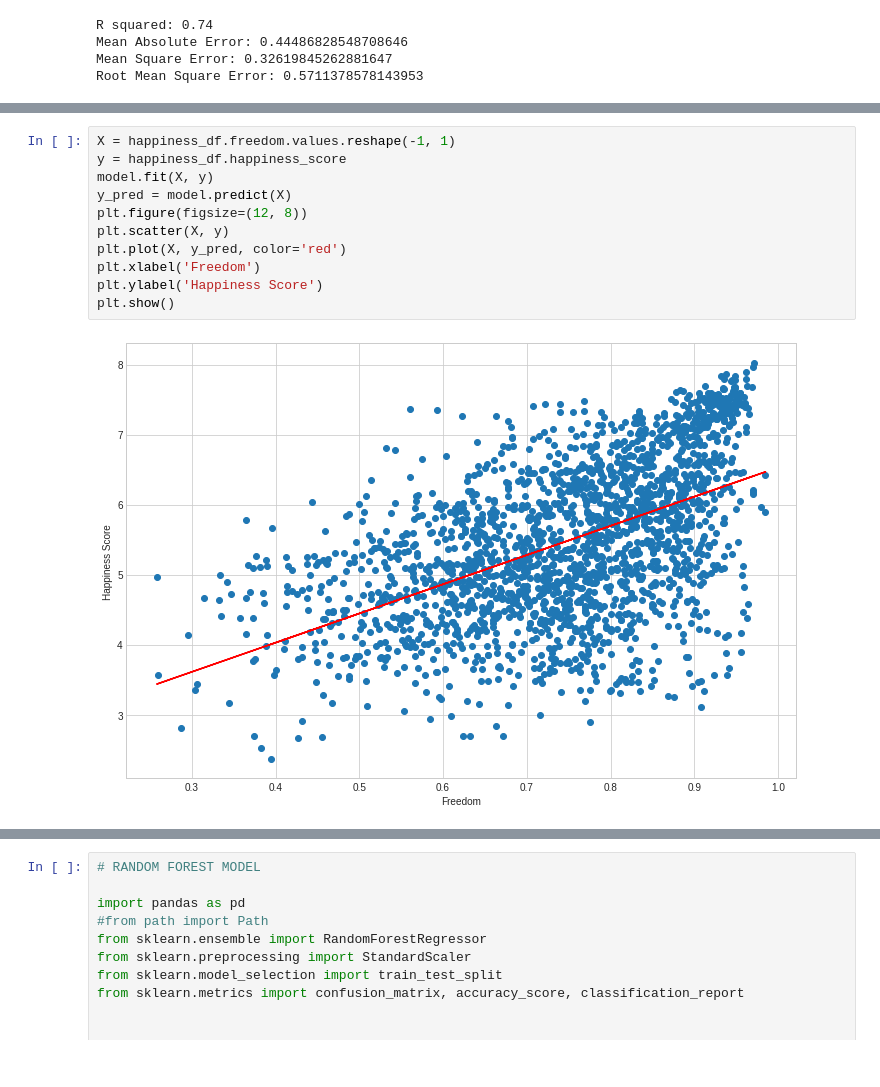
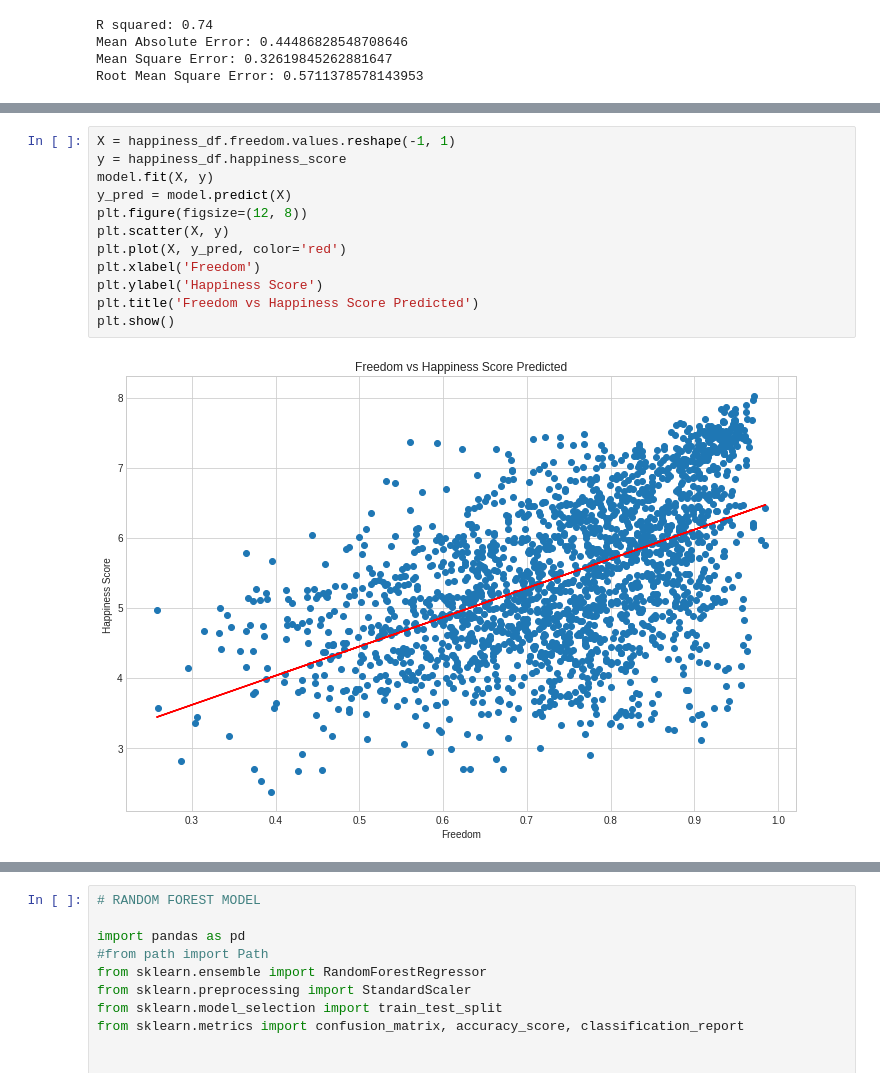
Before and after one commit to Wavelydavely/World_Happiness_Report, a Jupyter notebook: segment2final_pyspark.ipynb, the cells around one changed output, grey strips where cells are left out. Cells and saved outputs as stored; diff of their text form.

```diff
--- a/segment2final_pyspark.ipynb
+++ b/segment2final_pyspark.ipynb
@@ -224,16 +227,17 @@ plt.show()
 # %%
 X = happiness_df.freedom.values.reshape(-1, 1)
 y = happiness_df.happiness_score
 model.fit(X, y)
 y_pred = model.predict(X)
 plt.figure(figsize=(12, 8))
 plt.scatter(X, y)
 plt.plot(X, y_pred, color='red')
 plt.xlabel('Freedom')
 plt.ylabel('Happiness Score')
+plt.title('Freedom vs Happiness Score Predicted')
 plt.show()
 # %% [output]
-[figure, old version]
+[figure, new version]
 # %%
 X = happiness_df.generosity.values.reshape(-1, 1)
 y = happiness_df.happiness_score
```
Also changed, not shown: parts of 9 cells of this notebook.
